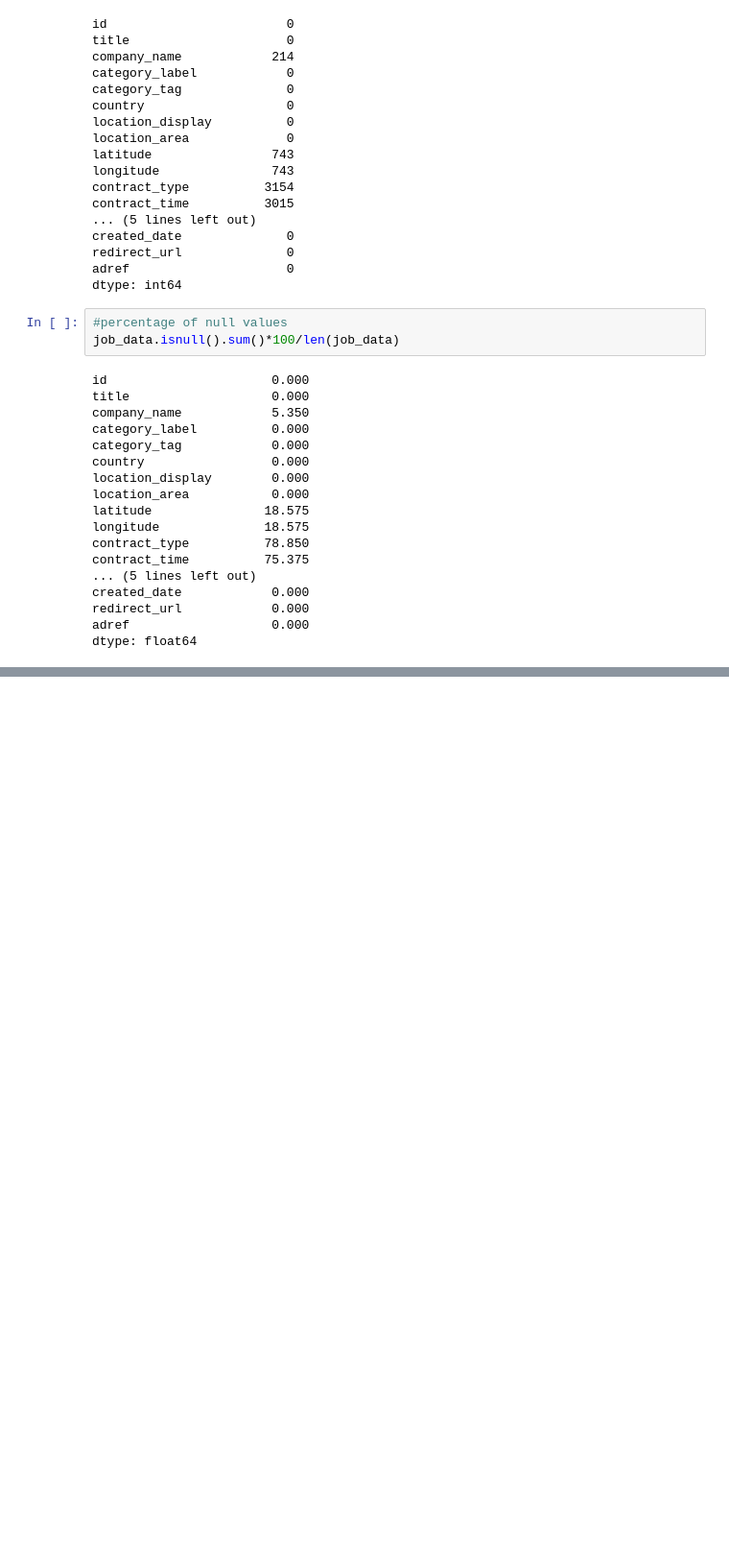
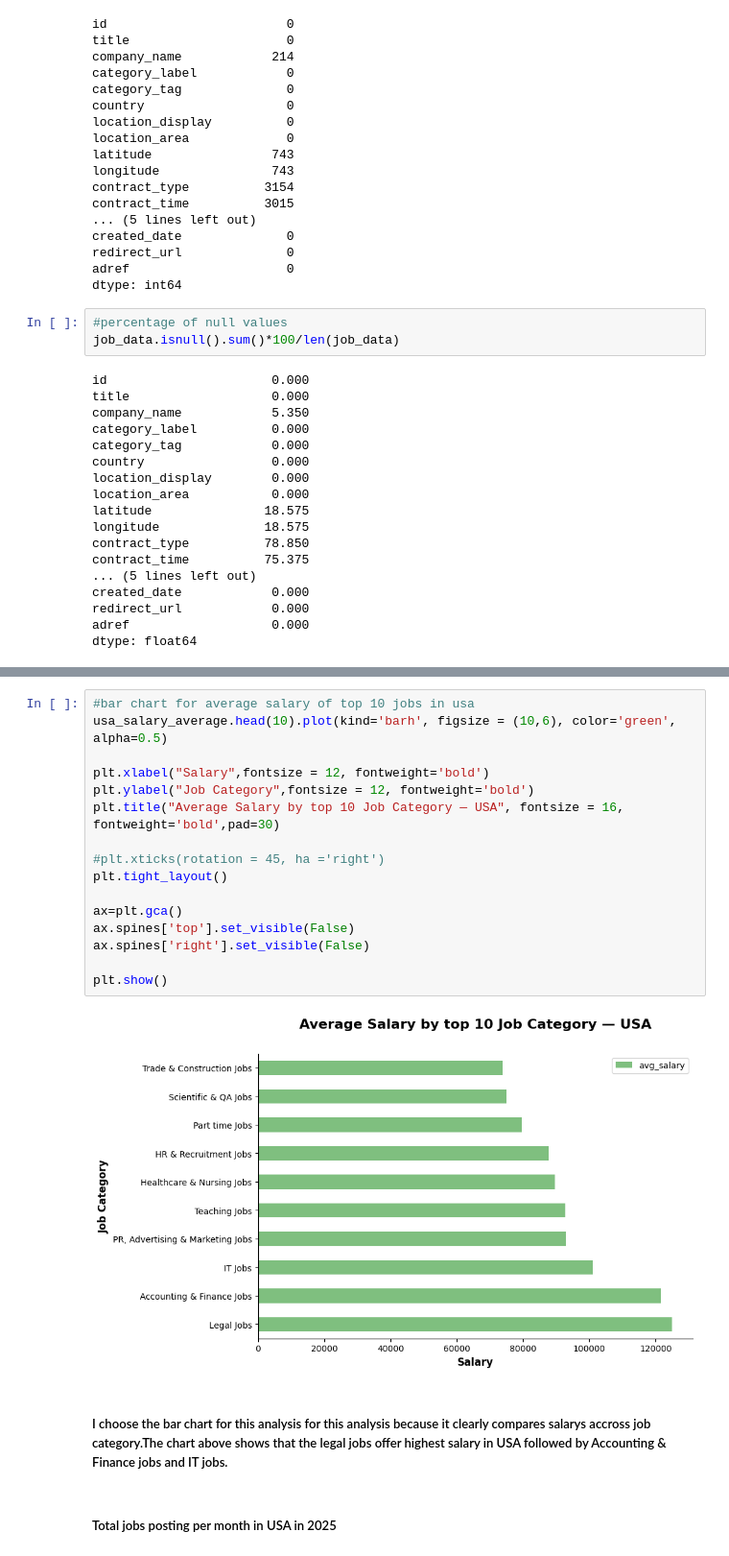
Before and after one commit to Archana-sth/JOB_MARKET_TREND_2025, a Jupyter notebook: notebook/data_cleaning.ipynb, the cells around one changed output, grey strips where cells are left out. Shown at 96% size. Cells and saved outputs as stored; diff of their text form; blank space fills up the shorter version.

```diff
--- a/notebook/data_cleaning.ipynb
+++ b/notebook/data_cleaning.ipynb
@@ -394,0 +346,22 @@ plt.tight_layout()
+# %%
+#bar chart for average salary of top 10 jobs in usa
+usa_salary_average.head(10).plot(kind='barh', figsize = (10,6), color='green', alpha=0.5)
+
+plt.xlabel("Salary",fontsize = 12, fontweight='bold')
+plt.ylabel("Job Category",fontsize = 12, fontweight='bold')
+plt.title("Average Salary by top 10 Job Category — USA", fontsize = 16, fontweight='bold',pad=30)
+
+#plt.xticks(rotation = 45, ha ='right')
+plt.tight_layout()
+
+ax=plt.gca()
+ax.spines['top'].set_visible(False)
+ax.spines['right'].set_visible(False)
+
+plt.show()
+# %% [output]
+[figure, added]
+# %% [markdown]
+##### I choose the bar chart for this analysis for this analysis because it clearly compares salarys accross job category.The chart above shows that the legal jobs offer highest salary in USA followed by Accounting & Finance jobs and IT jobs.
+# %% [markdown]
+##### Total jobs posting per month in USA in 2025
```
Also changed, not shown: parts of 61 cells of this notebook.
